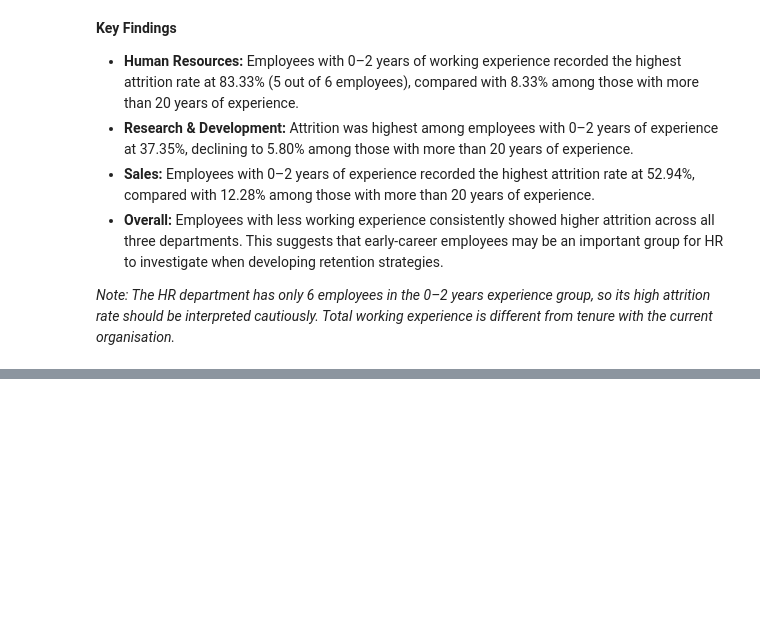
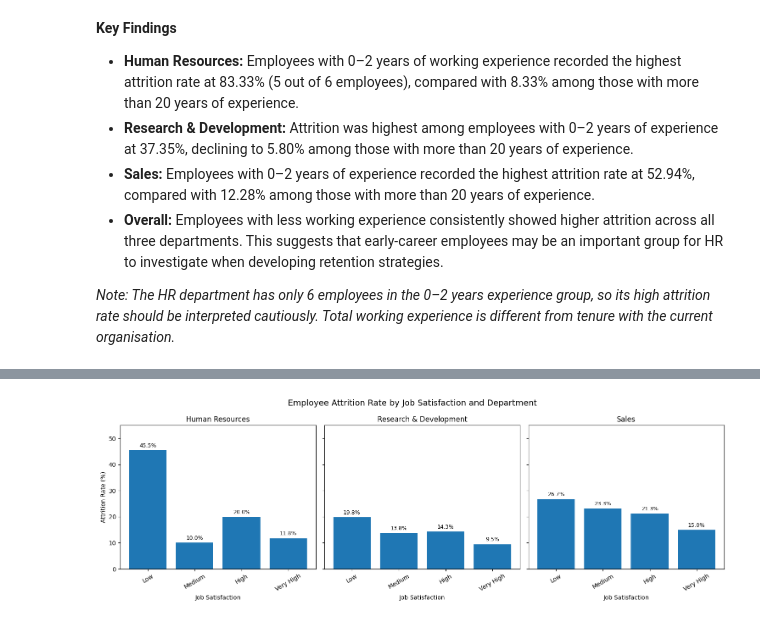
Before and after one commit to junelwc6-source/IBM-HR-Attrition-Analytics, a Jupyter notebook: IBM_HR_Attrition_Capstone.ipynb, the cells around one changed output, grey strips where cells are left out. Cells and saved outputs as stored; diff of their text form; code cells hidden in the pictures; blank space fills up the shorter version.

```diff
--- a/IBM_HR_Attrition_Capstone.ipynb
+++ b/IBM_HR_Attrition_Capstone.ipynb
@@ -822,0 +1095,49 @@ plt.show()
+# %%
+
+import matplotlib.pyplot as plt
+
+departments = [
+    "Human Resources",
+    "Research & Development",
+    "Sales"
+]
+
+fig, axes = plt.subplots(1, 3, figsize=(15, 5), sharey=True)
+
+for ax, dept in zip(axes, departments):
+    data = (
+        satisfaction_attrition[
+            satisfaction_attrition["Department"] == dept
+        ]
+        .set_index("SatisfactionGroup")
+        .reindex(satisfaction_order)
+    )
+
+    bars = ax.bar(
+        satisfaction_order,
+        data["Attrition_Rate"]
+    )
+
+    ax.set_title(dept)
+    ax.set_xlabel("Job Satisfaction")
+    ax.set_ylim(0, 55)
+    ax.tick_params(axis="x", rotation=30)
+
+    ax.bar_label(
+        bars,
+        fmt="%.1f%%",
+        padding=3,
+        fontsize=9
+    )
+
+axes[0].set_ylabel("Attrition Rate (%)")
+
+fig.suptitle(
+    "Employee Attrition Rate by Job Satisfaction and Department",
+    fontsize=14
+)
+
+plt.tight_layout()
+plt.show()
+# %% [output]
+[figure, added]
```
Also changed, not shown: parts of 19 cells of this notebook.
